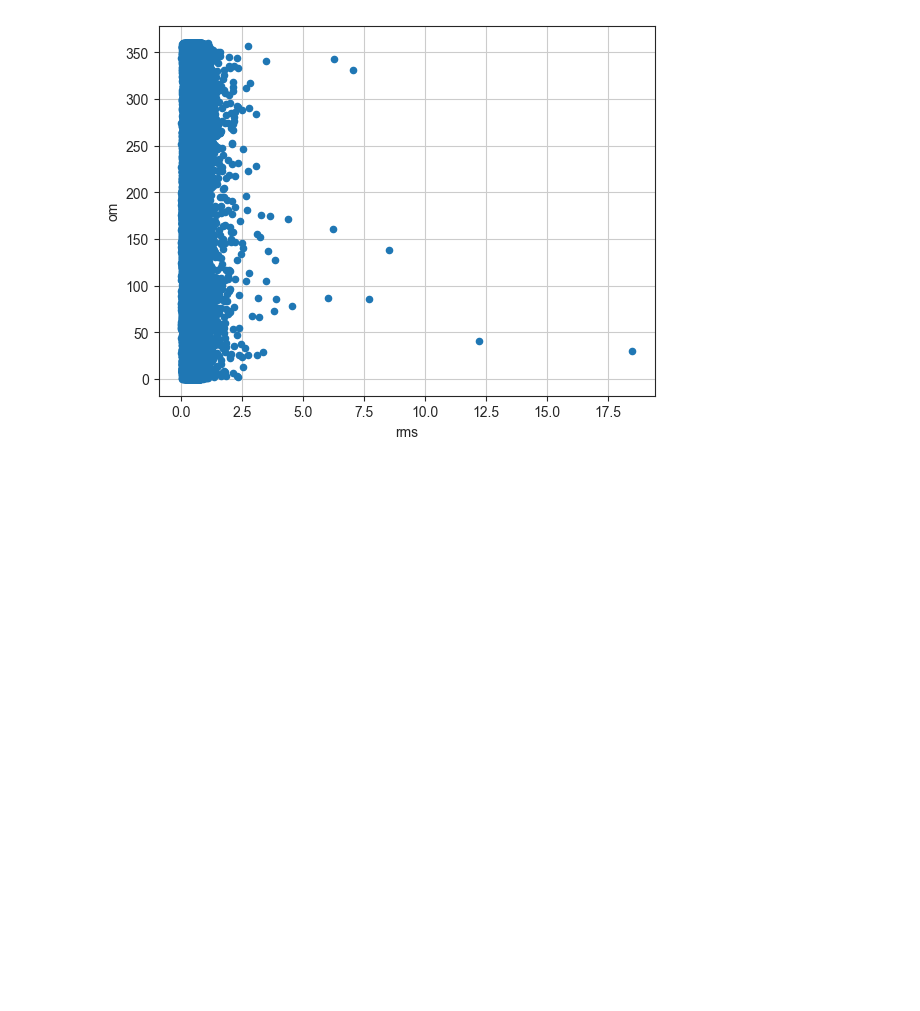
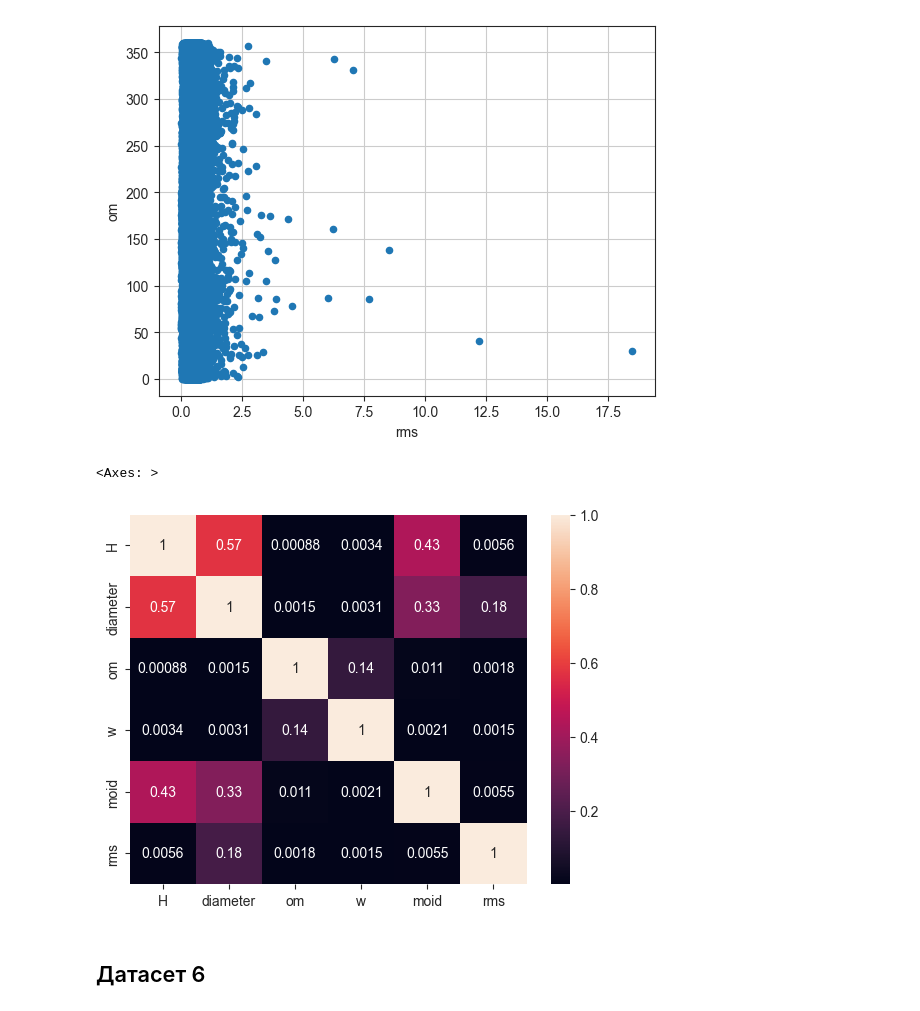
Before and after one commit to Electrotubbie/practice_N6_DE, a Jupyter notebook: plotting.ipynb, the cells around one changed output. Saved outputs shown, nothing was run; the diff lists cells and outputs as text; code cells hidden in the pictures; blank space fills up the shorter version.

```diff
--- a/plotting.ipynb
+++ b/plotting.ipynb
@@ -336,0 +325,9 @@ df_5.drop(957691).plot.scatter(x='rms', y='om')
+# %%
+# 5.5. Корреляция числовых значений таблицы
+corr = df_5.select_dtypes(['int', 'float',]).corr().abs()
+sns.heatmap(corr, annot=True)
+# %% [output]
+<Axes: >
+[figure, added]
+# %% [markdown]
+## Датасет 6
```
Also changed, not shown: parts of 15 cells of this notebook, 30 other files.
